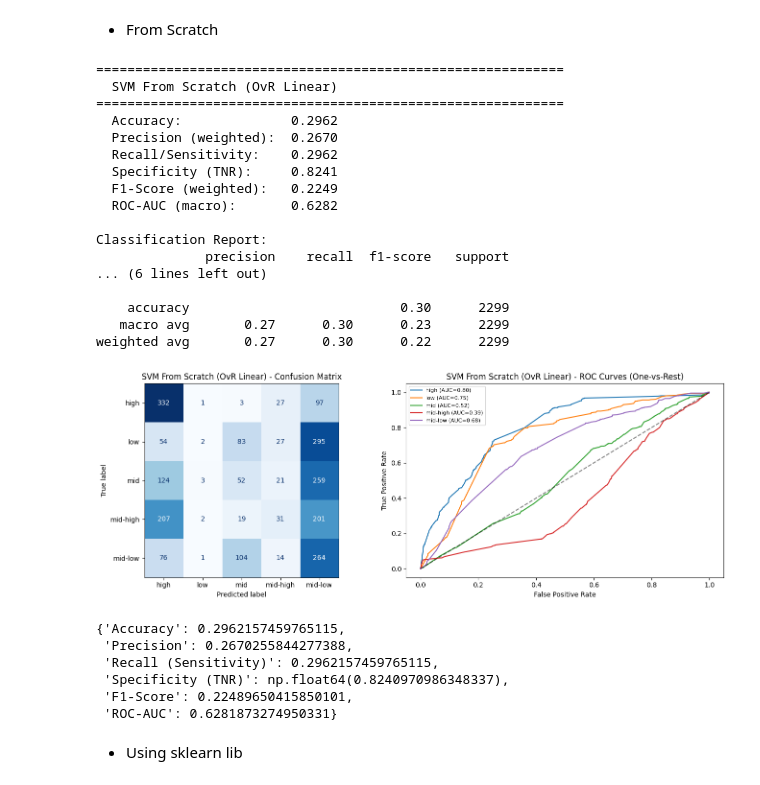
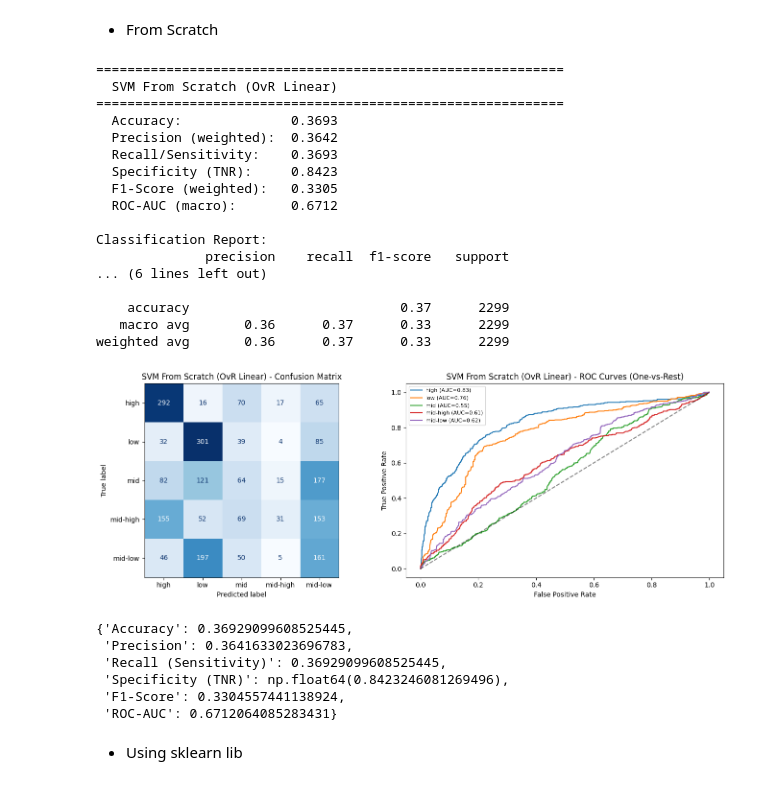
Before and after one commit to powerpetch/ML_project, a Jupyter notebook: Classification_model/classi_note.ipynb, the cells around one changed output. Saved outputs shown, nothing was run; the diff lists cells and outputs as text; code cells hidden in the pictures.

Commit message:
fix_classi_svm

```diff
--- a/Classification_model/classi_note.ipynb
+++ b/Classification_model/classi_note.ipynb
@@ -106,7 +106,11 @@ def create_funding_levels(df, award_col="Award", year_col="Fiscal_Year"):
 
     df = df.copy()
     df = df.dropna(subset=[award_col, year_col])
+    # Preserve year_col: groupby can drop it in newer pandas
+    saved_year = df[year_col].copy()
     df = df.groupby(year_col, group_keys=False).apply(_per_year)
+    if year_col not in df.columns:
+        df[year_col] = saved_year
     return df
 
 
@@ -165,8 +169,11 @@ def encode_labels(y):
     return y_int, label_to_int, int_to_label
 
 
+# Fix corrupted Council_District_num (NYC has 51 districts max)
+df["Council_District_num"] = df["Council_District_num"].clip(upper=51)
+
 # One-hot encode Borough if it's still a string column
-if df["Borough"].dtype == "object" or df["Borough"].dtype.name == "string":
+if not pd.api.types.is_numeric_dtype(df["Borough"]):
     borough_dummies = pd.get_dummies(df["Borough"], prefix="Borough")
     df = pd.concat([df, borough_dummies], axis=1)
 
@@ -195,6 +202,7 @@ Dataset size: (11491, 17)
 # %%
-# Scaling and splitting
-scaler = StandardScaler()
+# Scaling with Yeo-Johnson (generalized Box-Cox) instead of StandardScaler
+# Yeo-Johnson handles zero and negative values, transforms to Gaussian-like
+scaler = PowerTransformer(method='yeo-johnson', standardize=True)
 X_scaled = scaler.fit_transform(X.values)
 
 X_train, X_test, y_train, y_test = train_test_split(
@@ -813,7 +821,8 @@ class SVMScratch:
     """
     Support Vector Machine — Multiclass via One-vs-Rest.
     Each binary classifier uses linear kernel with hinge loss + SGD.
-    Decision-function values are converted to pseudo-probabilities via softmax.
+    OvR scores are z-scored (calibrated on training data) so that
+    classifiers with different scales are comparable for argmax / softmax.
     """
 
     def __init__(self, lr=0.001, lambda_param=0.01, n_iters=1000):
@@ -827,8 +836,10 @@ class SVMScratch:
         n_samples, n_features = X.shape
         w = np.zeros(n_features)
         b = 0.0
-        for _ in range(self.n_iters):
-            for i in range(n_samples):
+        rng = np.random.RandomState(42)
+        for epoch in range(self.n_iters):
+            indices = rng.permutation(n_samples)  # shuffle each epoch
+            for i in indices:
                 margin = y[i] * (X[i].dot(w) + b)
                 if margin >= 1:
                     w -= self.lr * (2 * self.lambda_param * w)
@@ -843,63 +854,75 @@ class SVMScratch:
             y_binary = np.where(y == c, 1, -1)
             w, b = self._fit_binary(X, y_binary)
             self.classifiers[c] = (w, b)
+        # Calibrate: z-score each OvR classifier's output so all
+        # scores are on the same scale (each binary SVM may learn
+        # weights of very different magnitude → raw scores not comparable).
+        raw = self._raw_scores(X)
+        self._cal_mean = raw.mean(axis=0)
+        self._cal_std = raw.std(axis=0)
+        self._cal_std[self._cal_std < 1e-10] = 1.0
         return self
 
-    def decision_function(self, X):
+    def _raw_scores(self, X):
+        """Un-calibrated OvR decision-function values."""
         scores = np.zeros((X.shape[0], len(self.classes_)))
         for idx, c in enumerate(self.classes_):
             w, b = self.classifiers[c]
             scores[:, idx] = X.dot(w) + b
         return scores
+
+    def decision_function(self, X):
+        """Calibrated decision-function values (z-scored per classifier)."""
+        return (self._raw_scores(X) - self._cal_mean) / self._cal_std
 
     def predict(self, X):
         scores = self.decision_function(X)
         return self.classes_[np.argmax(scores, axis=1)]
 
     def predict_proba(self, X):
         scores = self.decision_function(X)
-        # softmax to get pseudo-probabilities
+        # softmax on calibrated scores → proper pseudo-probabilities
         exp_scores = np.exp(scores - np.max(scores, axis=1, keepdims=True))
         return exp_scores / exp_scores.sum(axis=1, keepdims=True)
 
 
 # --- Train & Evaluate SVM From Scratch ---
 sample_idx = np.random.RandomState(42).choice(len(X_train), size=min(5000, len(X_train)), replace=False)
 X_train_sample = X_train[sample_idx]
 y_train_sample = y_train[sample_idx]
 
 svm_scratch = SVMScratch(lr=0.001, lambda_param=0.001, n_iters=500)
 svm_scratch.fit(X_train_sample, y_train_sample)
 
 y_pred_svm_scratch = svm_scratch.predict(X_test)
 y_proba_svm_scratch = svm_scratch.predict_proba(X_test)
 
 evaluate_model("SVM From Scratch (OvR Linear)", y_test, y_pred_svm_scratch, y_proba_svm_scratch)
 # %% [output]
 ============================================================
   SVM From Scratch (OvR Linear)
 ============================================================
-  Accuracy:              0.2962
-  Precision (weighted):  0.2670
-  Recall/Sensitivity:    0.2962
-  Specificity (TNR):     0.8241
-  F1-Score (weighted):   0.2249
-  ROC-AUC (macro):       0.6282
+  Accuracy:              0.3693
+  Precision (weighted):  0.3642
+  Recall/Sensitivity:    0.3693
+  Specificity (TNR):     0.8423
+  F1-Score (weighted):   0.3305
+  ROC-AUC (macro):       0.6712
 
 Classification Report:
               precision    recall  f1-score   support
 ... (6 lines left out)
 
-    accuracy                           0.30      2299
-   macro avg       0.27      0.30      0.23      2299
-weighted avg       0.27      0.30      0.22      2299
+    accuracy                           0.37      2299
+   macro avg       0.36      0.37      0.33      2299
+weighted avg       0.36      0.37      0.33      2299
-[figure, old version]
+[figure, new version]
-{'Accuracy': 0.2962157459765115,
- 'Precision': 0.2670255844277388,
- 'Recall (Sensitivity)': 0.2962157459765115,
- 'Specificity (TNR)': np.float64(0.8240970986348337),
- 'F1-Score': 0.22489650415850101,
- 'ROC-AUC': 0.6281873274950331}
+{'Accuracy': 0.36929099608525445,
+ 'Precision': 0.3641633023696783,
+ 'Recall (Sensitivity)': 0.36929099608525445,
+ 'Specificity (TNR)': np.float64(0.8423246081269496),
+ 'F1-Score': 0.3304557441138924,
+ 'ROC-AUC': 0.6712064085283431}
 # %% [markdown]
 - Using sklearn lib
 # %%
```
Also changed, not shown: parts of 35 cells of this notebook, 17 other files.
